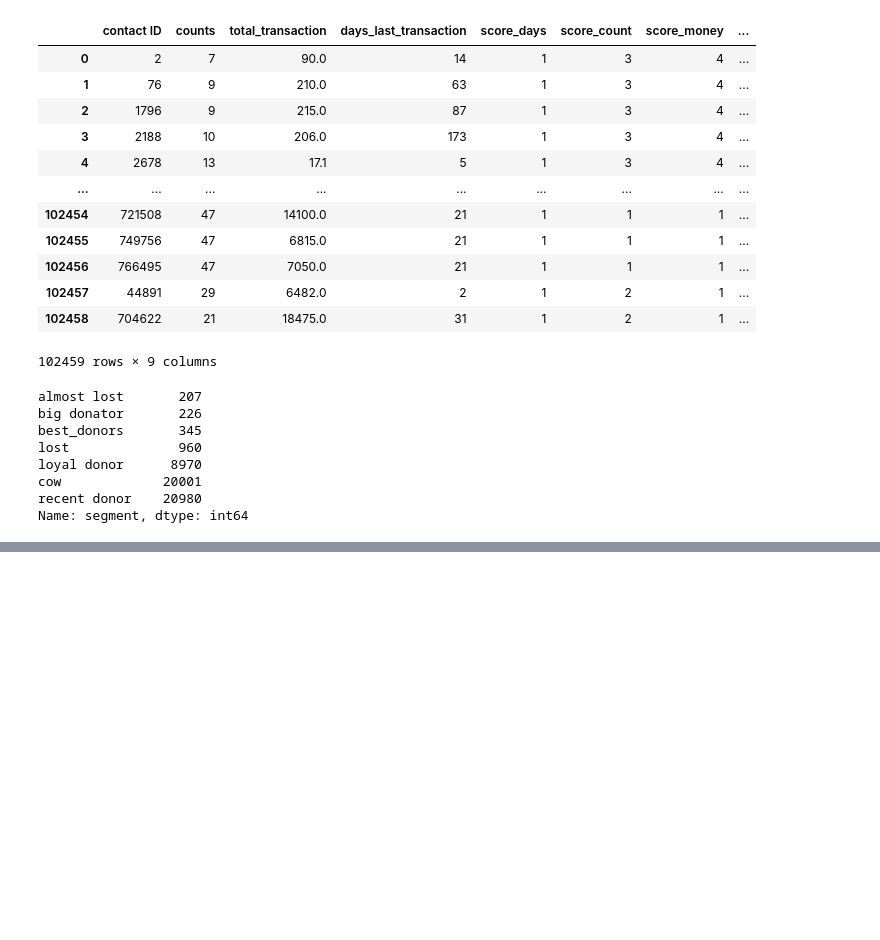
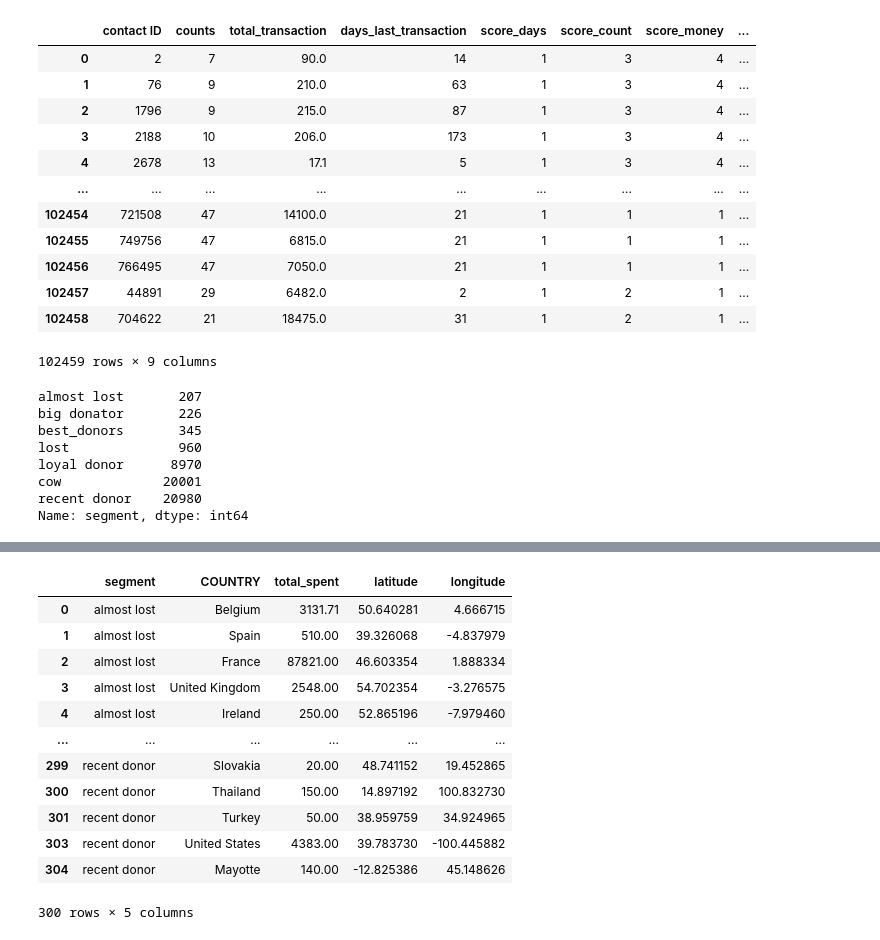
Before and after one commit to mnasini/ekimetrics-, a Jupyter notebook: ekimetrics.ipynb, the cells around one changed output, grey strips where cells are left out. Drawn from its saved outputs; the diff is of its cells as text; code cells hidden in the pictures; blank space fills up the shorter version.

```diff
--- a/ekimetrics.ipynb
+++ b/ekimetrics.ipynb
@@ -701,0 +884,2 @@ pl(x,y,z,size=False)
+# %%
+spent_country=spent_country1[spent_country1['COUNTRY']!="Invalid Code"]
@@ -701,0 +902,41 @@ pl(x,y,z,size=False)
+# %%
+from geopy.geocoders import Nominatim
+geolocator = Nominatim()
+def geolocate_lat(country):
+    try:
+        # Geolocate the center of the country
+        loc = geolocator.geocode(country)
+        # And return latitude and longitude
+        return loc.latitude
+    except:
+        # Return missing value
+        return np.nan
+# %%
+def geolocate_lon(country):
+    try:
+        # Geolocate the center of the country
+        loc = geolocator.geocode(country)
+        # And return latitude and longitude
+        return loc.longitude
+    except:
+        # Return missing value
+        return np.nan
+# %%
+spent_country["latitude"]=spent_country["COUNTRY"].apply(geolocate_lat)
+spent_country["longitude"]=spent_country["COUNTRY"].apply(geolocate_lon)
+# %%
+spent_country
+# %% [output]
+|  | segment | COUNTRY | total_spent | latitude | longitude |
+| 0 | almost lost | Belgium | 3131.71 | 50.640281 | 4.666715 |
+| 1 | almost lost | Spain | 510.00 | 39.326068 | -4.837979 |
+| 2 | almost lost | France | 87821.00 | 46.603354 | 1.888334 |
+| 3 | almost lost | United Kingdom | 2548.00 | 54.702354 | -3.276575 |
+| 4 | almost lost | Ireland | 250.00 | 52.865196 | -7.979460 |
+| ... | ... | ... | ... | ... | ... |
+| 299 | recent donor | Slovakia | 20.00 | 48.741152 | 19.452865 |
+| 300 | recent donor | Thailand | 150.00 | 14.897192 | 100.832730 |
+| 301 | recent donor | Turkey | 50.00 | 38.959759 | 34.924965 |
+| 303 | recent donor | United States | 4383.00 | 39.783730 | -100.445882 |
+| 304 | recent donor | Mayotte | 140.00 | -12.825386 | 45.148626 |
+300 rows × 5 columns
```
Also changed, not shown: parts of 22 cells of this notebook.
